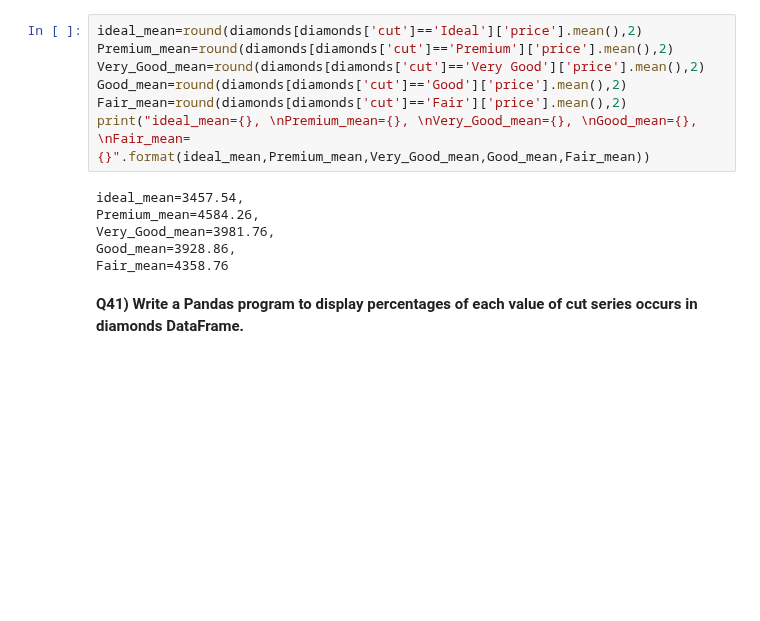
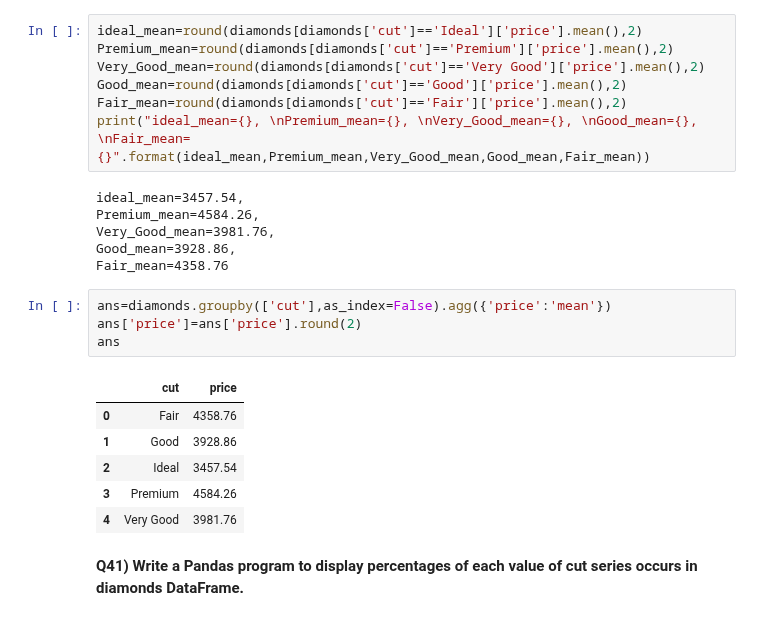
Before and after one commit to Gulzar-khan/Python-Practice, a Jupyter notebook: Assignment_Numpy_&_Pandas.ipynb, the cells around one changed output. Saved outputs shown, nothing was run; the diff lists cells and outputs as text; blank space fills up the shorter version.

```diff
--- a/Assignment_Numpy_&_Pandas.ipynb
+++ b/Assignment_Numpy_&_Pandas.ipynb
@@ -948,6 +958,17 @@ Premium_mean=4584.26,
 Very_Good_mean=3981.76,
 Good_mean=3928.86,
 Fair_mean=4358.76
+# %%
+ans=diamonds.groupby(['cut'],as_index=False).agg({'price':'mean'})
+ans['price']=ans['price'].round(2)
+ans
+# %% [output]
+|  | cut | price |
+| 0 | Fair | 4358.76 |
+| 1 | Good | 3928.86 |
+| 2 | Ideal | 3457.54 |
+| 3 | Premium | 4584.26 |
+| 4 | Very Good | 3981.76 |
 # %% [markdown]
 **Q41) Write a Pandas program to display percentages of each value of cut series occurs in diamonds DataFrame.**
 # %%
```
Also changed, not shown: parts of 10 cells of this notebook.
